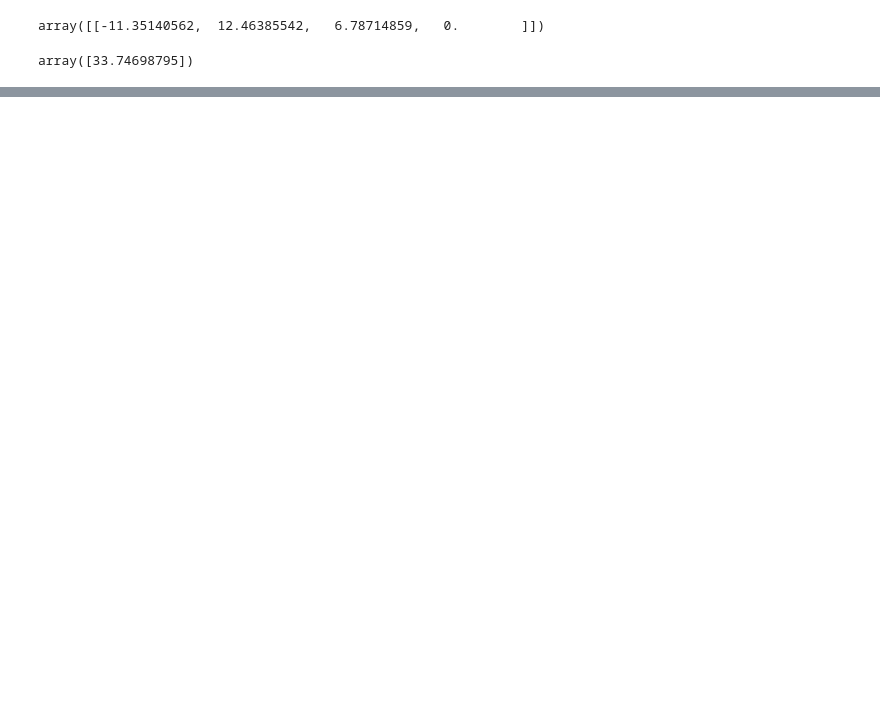
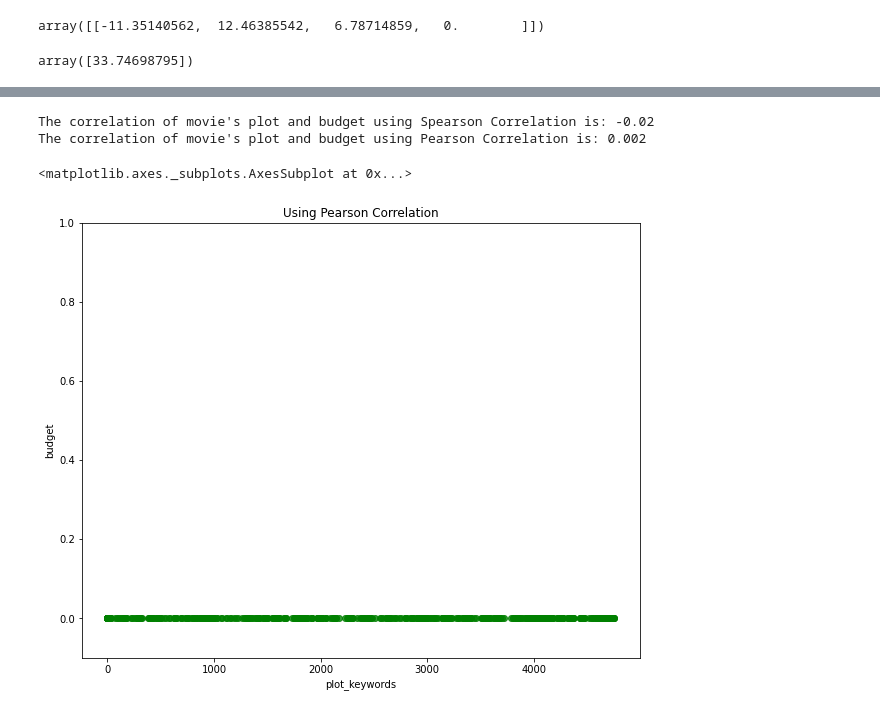
Before and after one commit to jericgiron/AIDA-2, a Jupyter notebook: GIRON_CORRELATION.ipynb, the cells around one changed output, grey strips where cells are left out. Cells and saved outputs as stored; diff of their text form; code cells hidden in the pictures; blank space fills up the shorter version.

```diff
--- a/GIRON_CORRELATION.ipynb
+++ b/GIRON_CORRELATION.ipynb
@@ -575,0 +698,17 @@ array([33.74698795])
+# %%
+movies["plot_keywords"]=movies["plot_keywords"].astype('category').cat.codes
+correlation_spear = movies["plot_keywords"].corr(movies["budget"],method='spearman', min_periods=1).round(2) #spearman
+correlation_pear = movies["plot_keywords"].corr(movies["budget"],method='pearson', min_periods=1).round(3) #pearson
+print(f"The correlation of movie's plot and budget using Spearson Correlation is: {correlation_spear}")
+print(f"The correlation of movie's plot and budget using Pearson Correlation is: {correlation_pear}")
+# %% [output]
+The correlation of movie's plot and budget using Spearson Correlation is: -0.02
+The correlation of movie's plot and budget using Pearson Correlation is: 0.002
+# %%
+plt.figure(figsize=(10,8))
+plt.ylim(-0.1,1)
+plt.title("Using Pearson Correlation")
+sns.regplot(x= movies["plot_keywords"], y= movies["budget"], marker ='o', color = 'green')
+# %% [output]
+<matplotlib.axes._subplots.AxesSubplot at 0x...>
+[figure, added]
```
Also changed, not shown: parts of 36 cells of this notebook.
